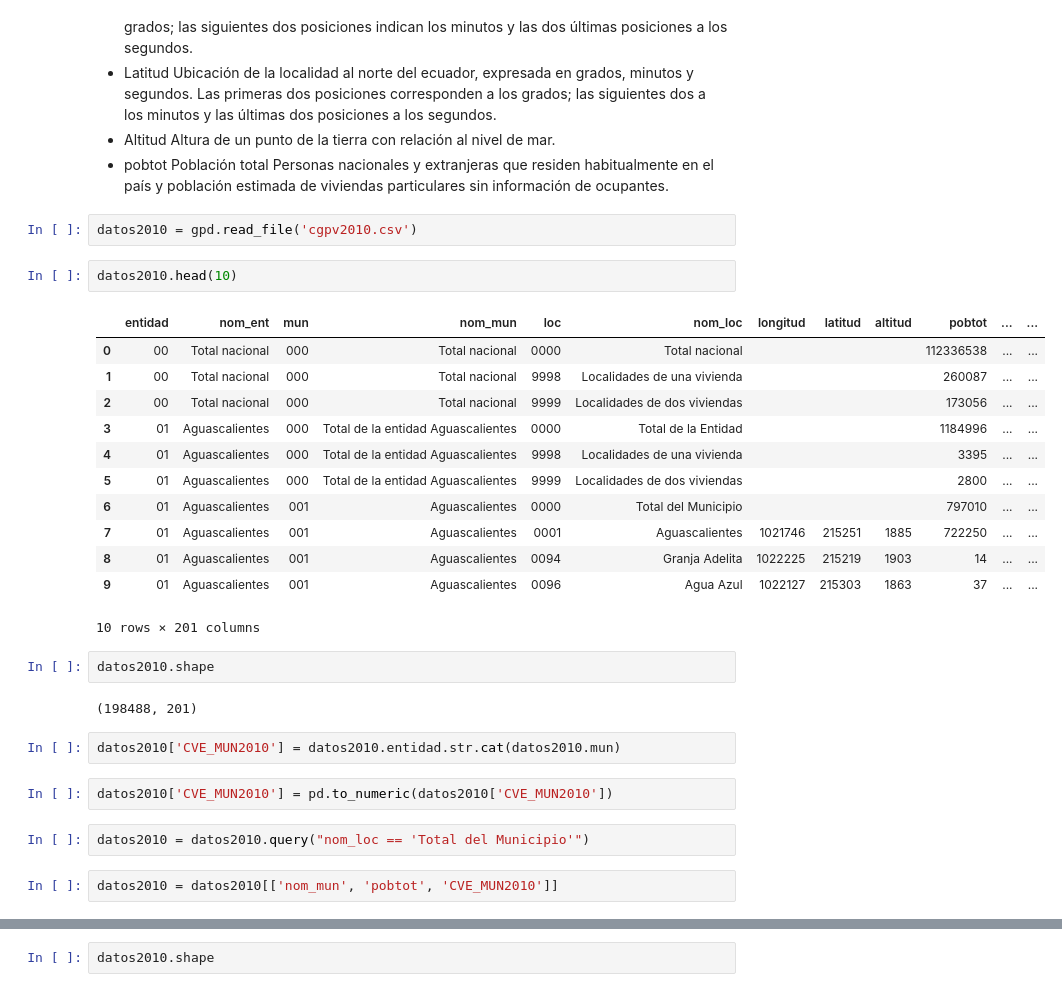
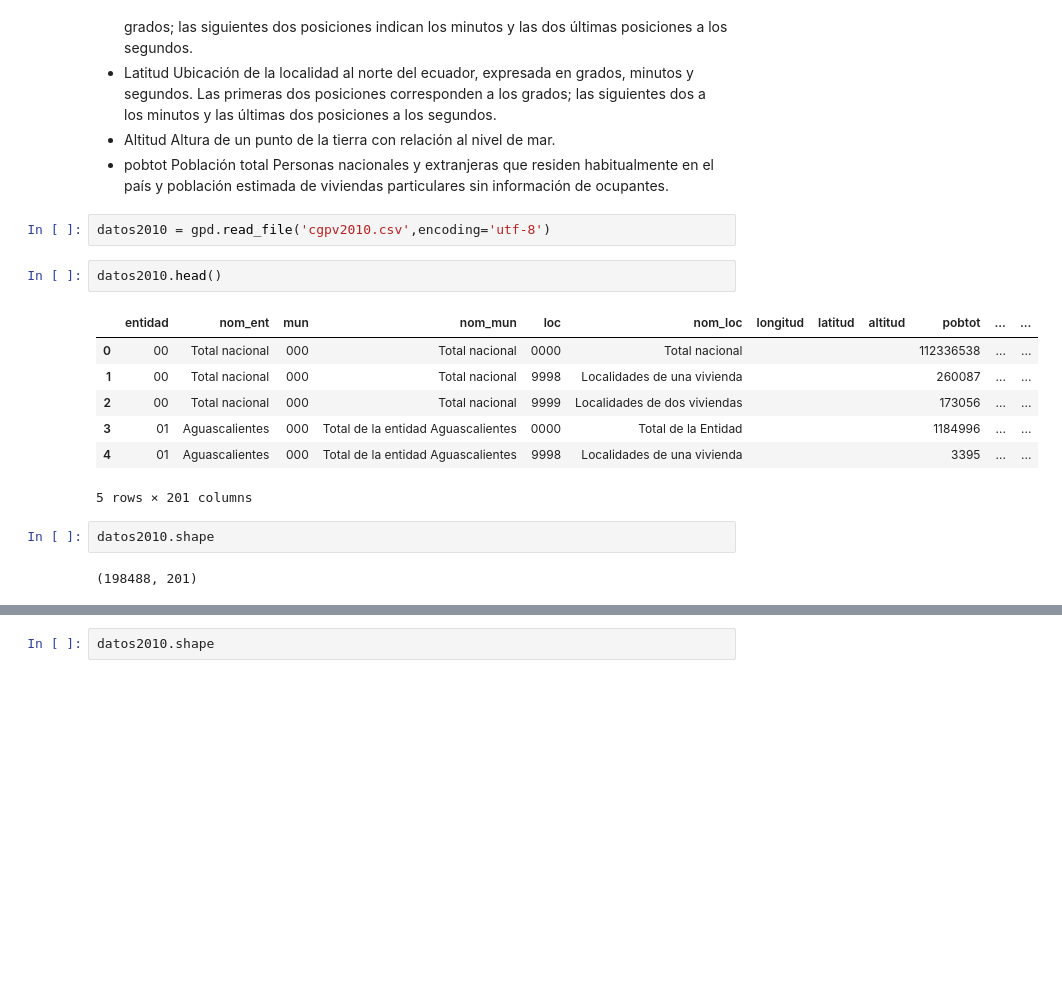
Before and after one commit to SrGitQ/geodata-analysis, a Jupyter notebook: exp/analysis.ipynb, the cells around one changed output, grey strips where cells are left out. Saved outputs shown, nothing was run; the diff lists cells and outputs as text; blank space fills up the shorter version.

```diff
--- a/exp/analysis.ipynb
+++ b/exp/analysis.ipynb
@@ -182,31 +153,18 @@ Conjunto de indicadores de población y vivienda a nivel localidad de todo el pa
 - Altitud	Altura de un punto de la tierra con relación al nivel de mar.
 - pobtot 	Población total	Personas nacionales y extranjeras que residen habitualmente en el país y población estimada de viviendas particulares sin información de ocupantes.
 # %%
-datos2010 = gpd.read_file('cgpv2010.csv')
+datos2010 = gpd.read_file('cgpv2010.csv',encoding='utf-8')
 # %%
-datos2010.head(10)
+datos2010.head()
 # %% [output]
 |  | entidad | nom_ent | mun | nom_mun | loc | nom_loc | longitud | latitud | altitud | pobtot | ... | ... |
 | 0 | 00 | Total nacional | 000 | Total nacional | 0000 | Total nacional |  |  |  | 112336538 | ... | ... |
 | 1 | 00 | Total nacional | 000 | Total nacional | 9998 | Localidades de una vivienda |  |  |  | 260087 | ... | ... |
 | 2 | 00 | Total nacional | 000 | Total nacional | 9999 | Localidades de dos viviendas |  |  |  | 173056 | ... | ... |
 | 3 | 01 | Aguascalientes | 000 | Total de la entidad Aguascalientes | 0000 | Total de la Entidad |  |  |  | 1184996 | ... | ... |
 | 4 | 01 | Aguascalientes | 000 | Total de la entidad Aguascalientes | 9998 | Localidades de una vivienda |  |  |  | 3395 | ... | ... |
-| 5 | 01 | Aguascalientes | 000 | Total de la entidad Aguascalientes | 9999 | Localidades de dos viviendas |  |  |  | 2800 | ... | ... |
-| 6 | 01 | Aguascalientes | 001 | Aguascalientes | 0000 | Total del Municipio |  |  |  | 797010 | ... | ... |
-| 7 | 01 | Aguascalientes | 001 | Aguascalientes | 0001 | Aguascalientes | 1021746 | 215251 | 1885 | 722250 | ... | ... |
-| 8 | 01 | Aguascalientes | 001 | Aguascalientes | 0094 | Granja Adelita | 1022225 | 215219 | 1903 | 14 | ... | ... |
-| 9 | 01 | Aguascalientes | 001 | Aguascalientes | 0096 | Agua Azul | 1022127 | 215303 | 1863 | 37 | ... | ... |
-10 rows × 201 columns
+5 rows × 201 columns
 # %%
 datos2010.shape
 # %% [output]
 (198488, 201)
-# %%
-datos2010['CVE_MUN2010'] = datos2010.entidad.str.cat(datos2010.mun)
-# %%
-datos2010['CVE_MUN2010'] = pd.to_numeric(datos2010['CVE_MUN2010'])
-# %%
-datos2010 = datos2010.query("nom_loc == 'Total del Municipio'")
-# %%
-datos2010 = datos2010[['nom_mun', 'pobtot', 'CVE_MUN2010']]
```
Also changed, not shown: parts of 76 cells of this notebook.
